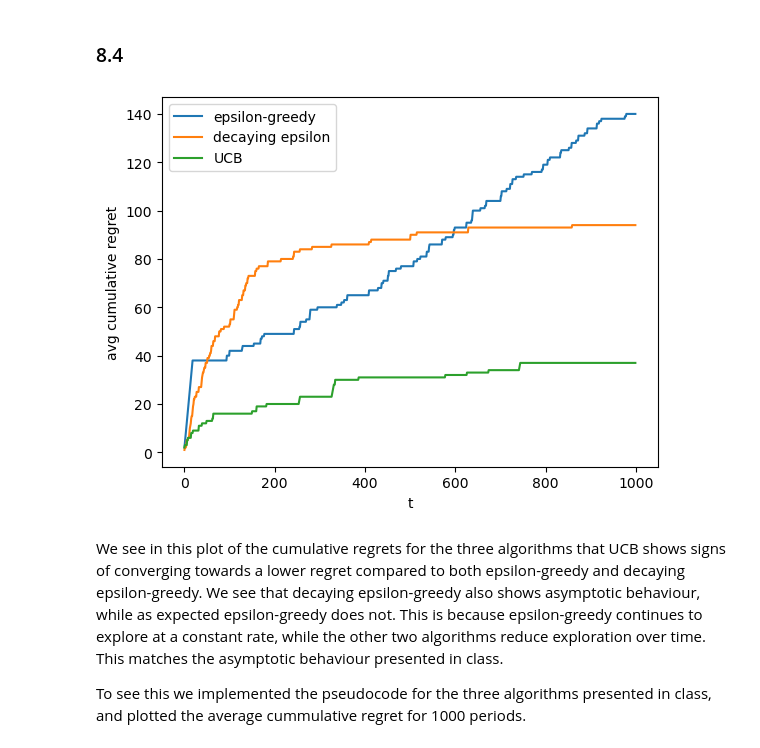
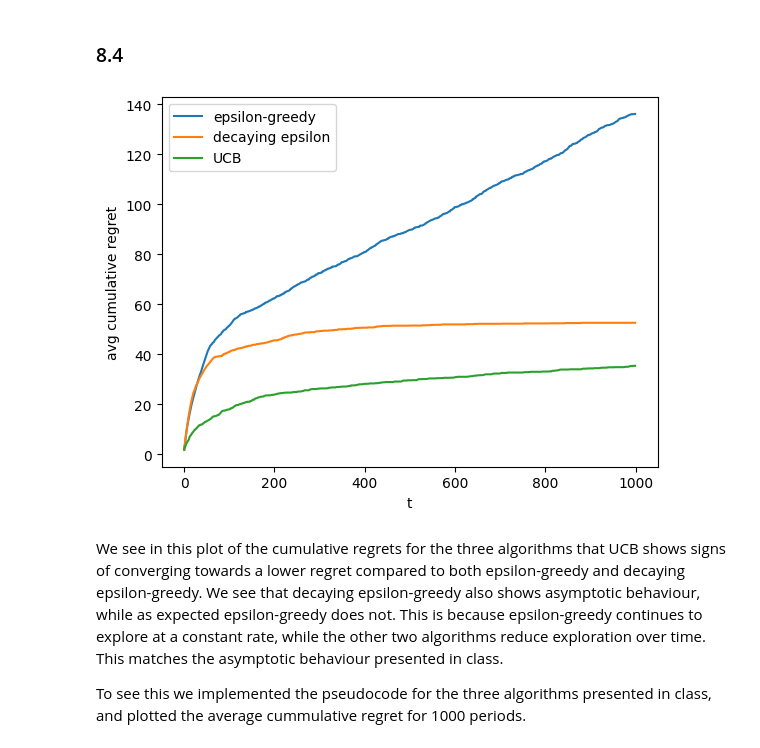
Before and after one commit to oddinho/Reinforcement-Learning-, a Jupyter notebook: notebooks/homework1/final_notebook.ipynb, the cells around one changed output. Drawn from its saved outputs; the diff is of its cells as text; code cells hidden in the pictures.

Commit message:
Update Bandits_four initialization and complete task 8 experiments

```diff
--- a/notebooks/homework1/final_notebook.ipynb
+++ b/notebooks/homework1/final_notebook.ipynb
@@ -198,36 +201,34 @@ def UCB(MAB,time,c):
 # %%
 REPEATS = 20
 T = 1000
 
 def cummulative_regret(MAB, actions):
     return np.cumsum(MAB.get_optimal_expected_reward() - MAB.means[actions])
 
 reg_eps = np.zeros((REPEATS, T))
 reg_decay = np.zeros((REPEATS, T))
 reg_ucb = np.zeros((REPEATS, T))
 
 for r in range(REPEATS):
-    MAB = Bandits_one()
+    MAB = Bandits_one(random_state=r) #fjerna MAB fra alle radan, la til random state
     expected_rewards, action_count, actions, rewards = epsilon_greedy(MAB, T, epsilon=0.1)
     reg_eps[r] = cummulative_regret(MAB, actions)
-
-    MAB = Bandits_one()
-    expected_rewards, action_count, actions, rewards = decaying_epsilon_greedy(MAB, T, epsilon=1.0, alpha=0.99)
+                                                                                #retta opp epsilon = 0.1, stod egnt. 1.0
+    expected_rewards, action_count, actions, rewards = decaying_epsilon_greedy(MAB, T, epsilon=0.1, alpha=0.995)
     reg_decay[r] = cummulative_regret(MAB, actions)
 
-    MAB = Bandits_one()
     expected_rewards, action_count, actions, rewards= UCB(MAB, T, c=2.0)
     reg_ucb[r] = cummulative_regret(MAB, actions)
 
 plt.plot(reg_eps.mean(axis=0), label="epsilon-greedy")
 plt.plot(reg_decay.mean(axis=0), label="decaying epsilon")
 plt.plot(reg_ucb.mean(axis=0), label="UCB")
 plt.xlabel("t")
 plt.ylabel("avg cumulative regret")
 plt.legend()
 plt.show()
 # %% [output]
-[figure, old version]
+[figure, new version]
 # %% [markdown]
 We see in this plot of the cumulative regrets for the three algorithms that UCB shows signs of converging towards a lower regret compared to both epsilon-greedy and decaying epsilon-greedy. We see that decaying epsilon-greedy also shows asymptotic behaviour, while as expected epsilon-greedy does not. This is because epsilon-greedy continues to explore at a constant rate, while the other two algorithms reduce exploration over time. This matches the asymptotic behaviour presented in class.
 
```
Also changed, not shown: parts of 3 cells of this notebook, 2 other files.
